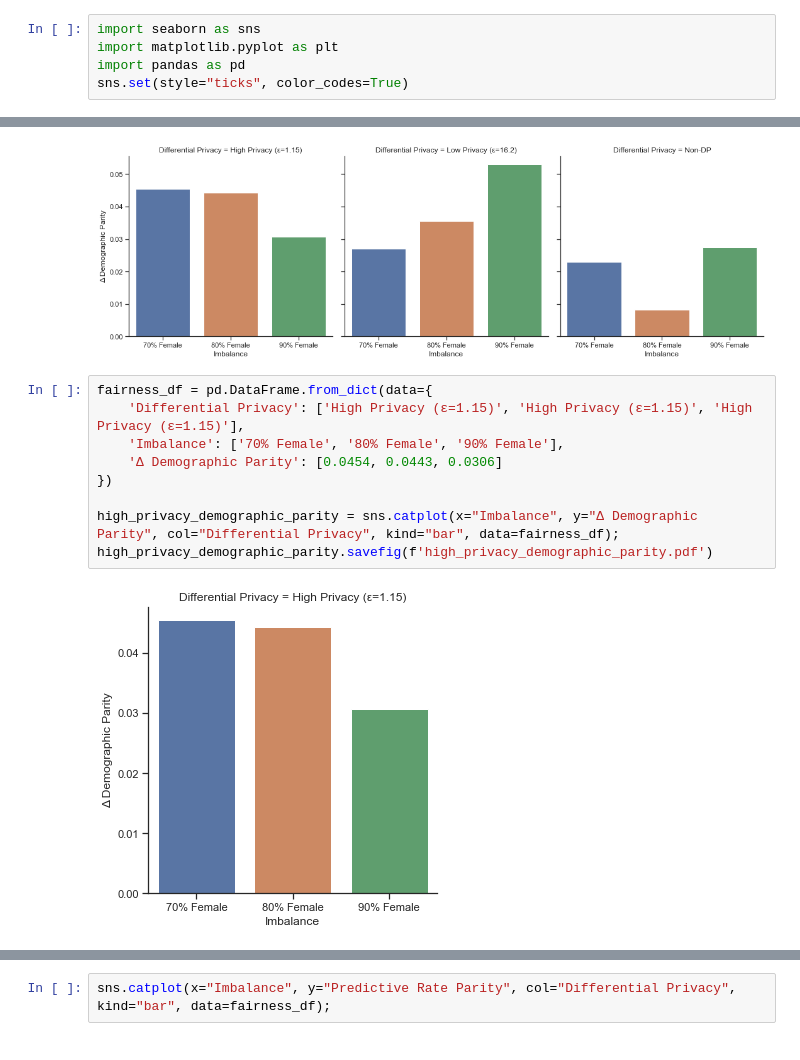
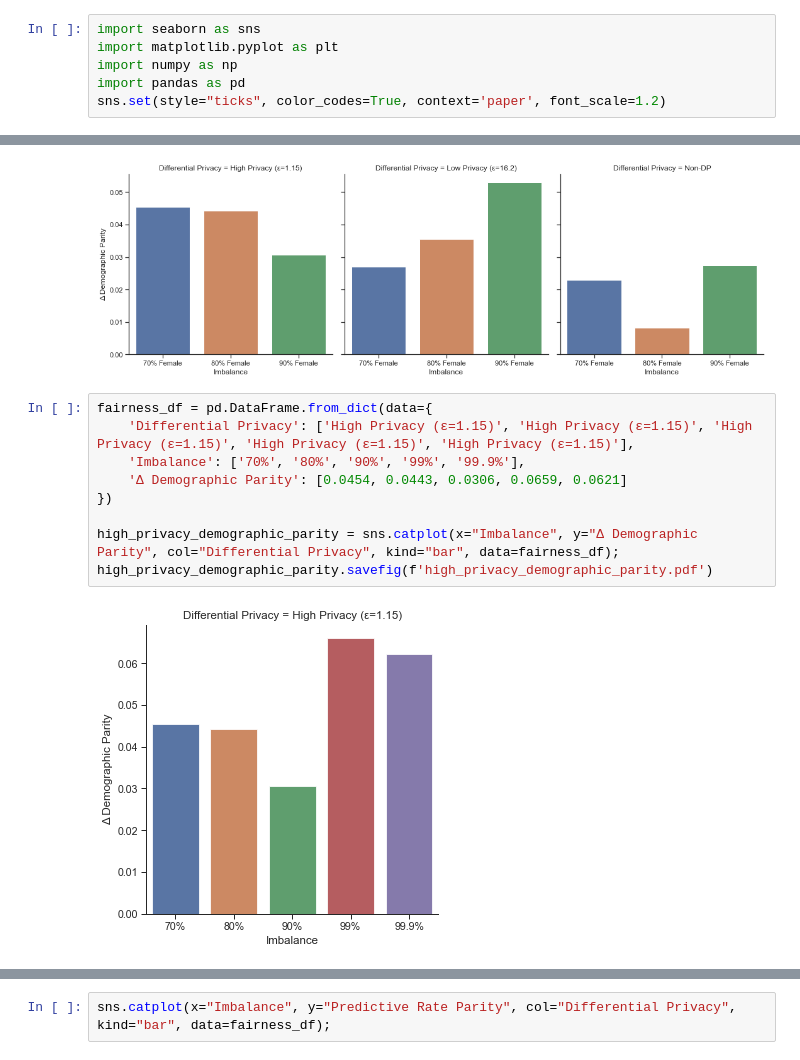
Before and after one commit to FarrandTom/deep-learning-fairness, a Jupyter notebook: figures/figures.ipynb, the cells around one changed output, grey strips where cells are left out. Drawn from its saved outputs; the diff is of its cells as text.

```diff
--- a/figures/figures.ipynb
+++ b/figures/figures.ipynb
@@ -1,7 +1,8 @@
 # %%
 import seaborn as sns
 import matplotlib.pyplot as plt
+import numpy as np
 import pandas as pd
-sns.set(style="ticks", color_codes=True)
+sns.set(style="ticks", color_codes=True, context='paper', font_scale=1.2)
 # %%
 df = pd.DataFrame.from_dict(data={
@@ -166,12 +116,12 @@ all_demographic_parity.savefig(f'all_demographic_parity.pdf')
 [figure]
 # %%
 fairness_df = pd.DataFrame.from_dict(data={
-    'Differential Privacy': ['High Privacy (ε=1.15)', 'High Privacy (ε=1.15)', 'High Privacy (ε=1.15)'],
-    'Imbalance': ['70% Female', '80% Female', '90% Female'],
-    'Δ Demographic Parity': [0.0454, 0.0443, 0.0306]
+    'Differential Privacy': ['High Privacy (ε=1.15)', 'High Privacy (ε=1.15)', 'High Privacy (ε=1.15)', 'High Privacy (ε=1.15)', 'High Privacy (ε=1.15)'],
+    'Imbalance': ['70%', '80%', '90%', '99%', '99.9%'],
+    'Δ Demographic Parity': [0.0454, 0.0443, 0.0306, 0.0659, 0.0621]
 })
 
 high_privacy_demographic_parity = sns.catplot(x="Imbalance", y="Δ Demographic Parity", col="Differential Privacy", kind="bar", data=fairness_df);
 high_privacy_demographic_parity.savefig(f'high_privacy_demographic_parity.pdf')
 # %% [output]
-[figure, old version]
+[figure, new version]
```
Also changed, not shown: parts of 34 cells of this notebook, 32 other files.
